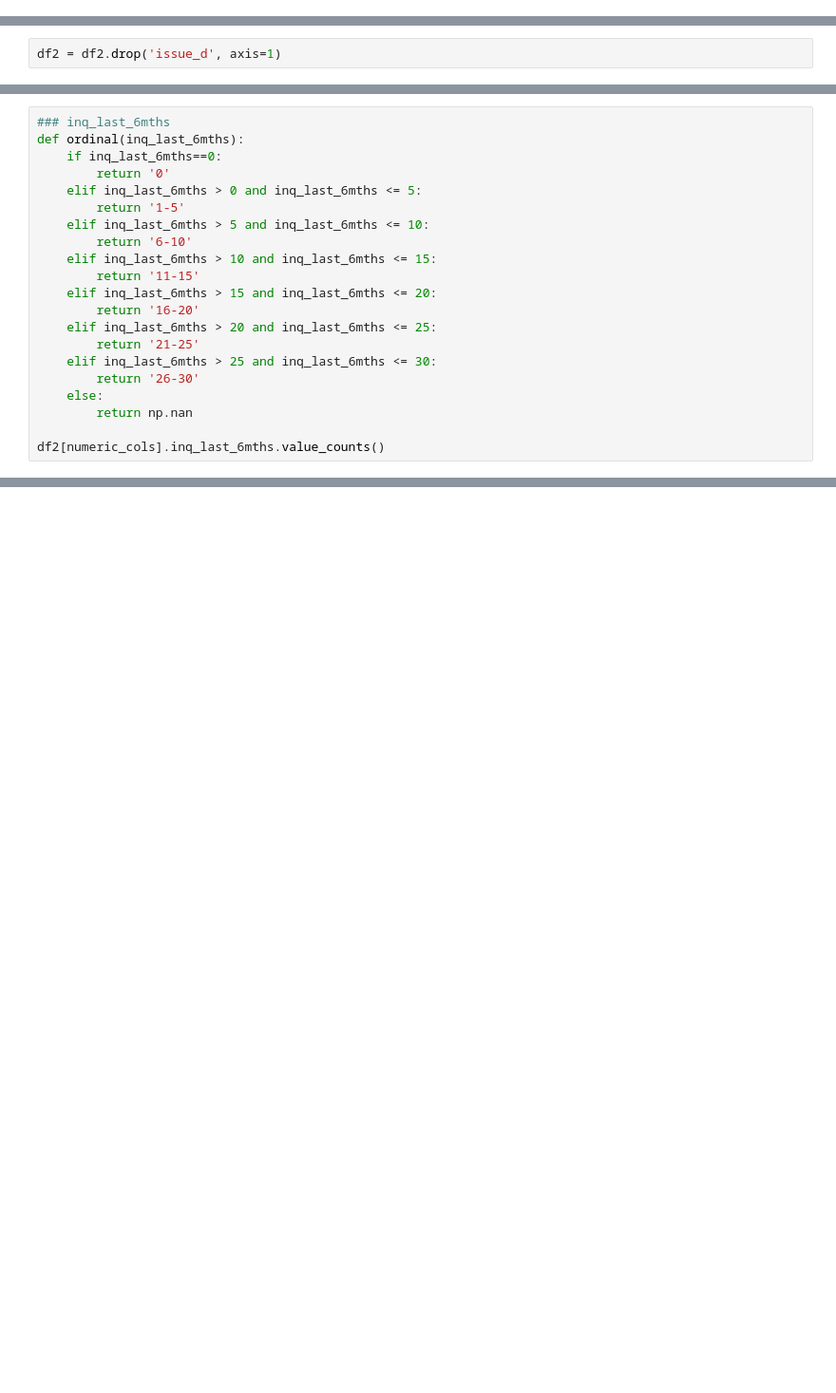
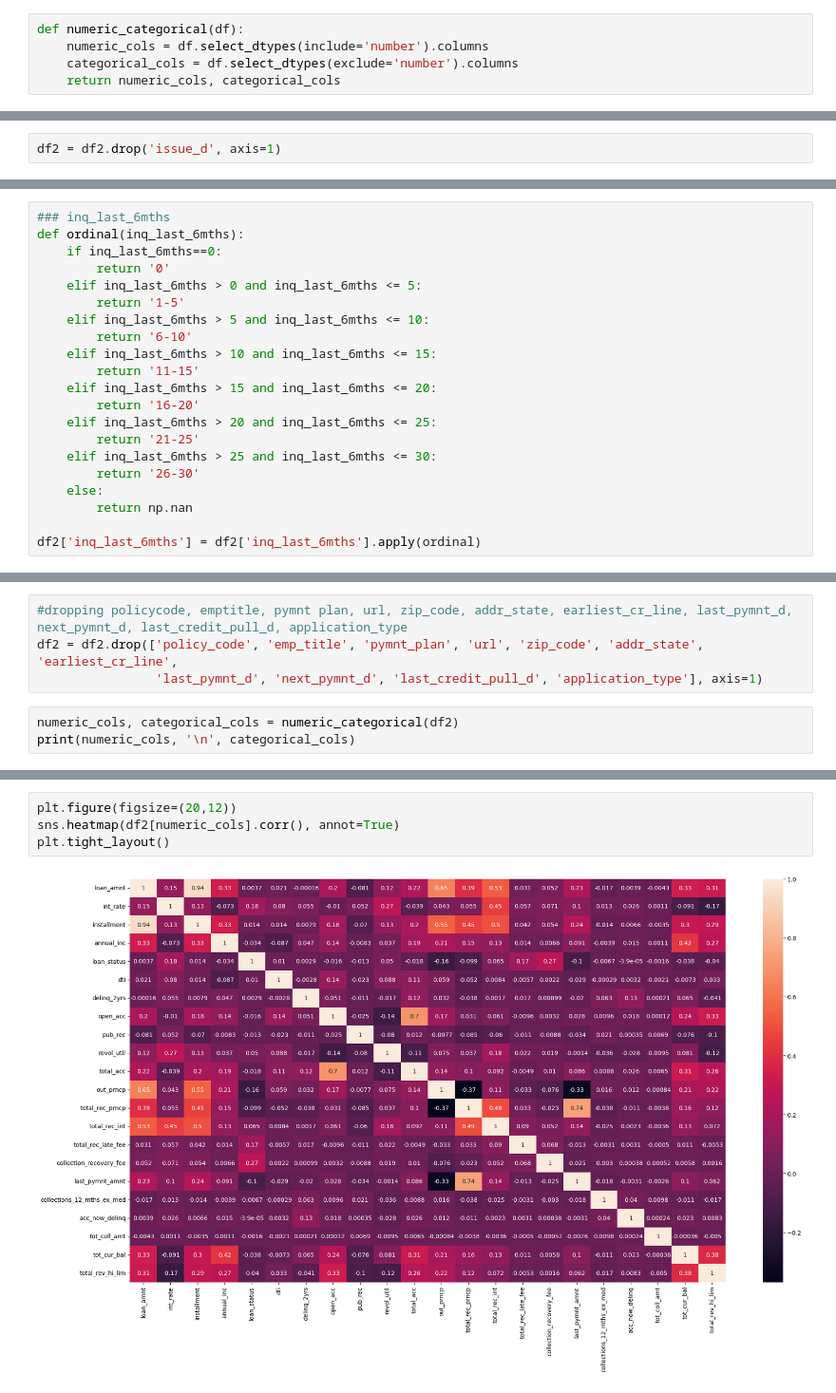
Before and after one commit to jinnn11/Credit-risk-analysis, a Jupyter notebook: credit.ipynb, the cells around one changed output, grey strips where cells are left out. Shown at 95% size. Cells and saved outputs as stored; diff of their text form; blank space fills up the shorter version.

```diff
--- a/credit.ipynb
+++ b/credit.ipynb
@@ -254,4 +254,9 @@ tot_coll_amt                   7.919502
 tot_cur_bal                    7.919502
 total_rev_hi_lim               7.919502
 dtype: float64
+# %%
+def numeric_categorical(df):
+    numeric_cols = df.select_dtypes(include='number').columns
+    categorical_cols = df.select_dtypes(exclude='number').columns
+    return numeric_cols, categorical_cols
 # %%
@@ -415,4 +418,4 @@ def ordinal(inq_last_6mths):
     else:
         return np.nan
 
-df2[numeric_cols].inq_last_6mths.value_counts()
+df2['inq_last_6mths'] = df2['inq_last_6mths'].apply(ordinal)
@@ -436,0 +434,7 @@ Name: count, dtype: int64
+# %%
+#dropping policycode, emptitle, pymnt plan, url, zip_code, addr_state, earliest_cr_line, last_pymnt_d, next_pymnt_d, last_credit_pull_d, application_type
+df2 = df2.drop(['policy_code', 'emp_title', 'pymnt_plan', 'url', 'zip_code', 'addr_state', 'earliest_cr_line',
+                'last_pymnt_d', 'next_pymnt_d', 'last_credit_pull_d', 'application_type'], axis=1)
+# %%
+numeric_cols, categorical_cols = numeric_categorical(df2)
+print(numeric_cols, '\n', categorical_cols)
@@ -436,0 +453,6 @@ Name: count, dtype: int64
+# %%
+plt.figure(figsize=(20,12))
+sns.heatmap(df2[numeric_cols].corr(), annot=True)
+plt.tight_layout()
+# %% [output]
+[figure, added]
```
Also changed, not shown: parts of 12 cells of this notebook.
